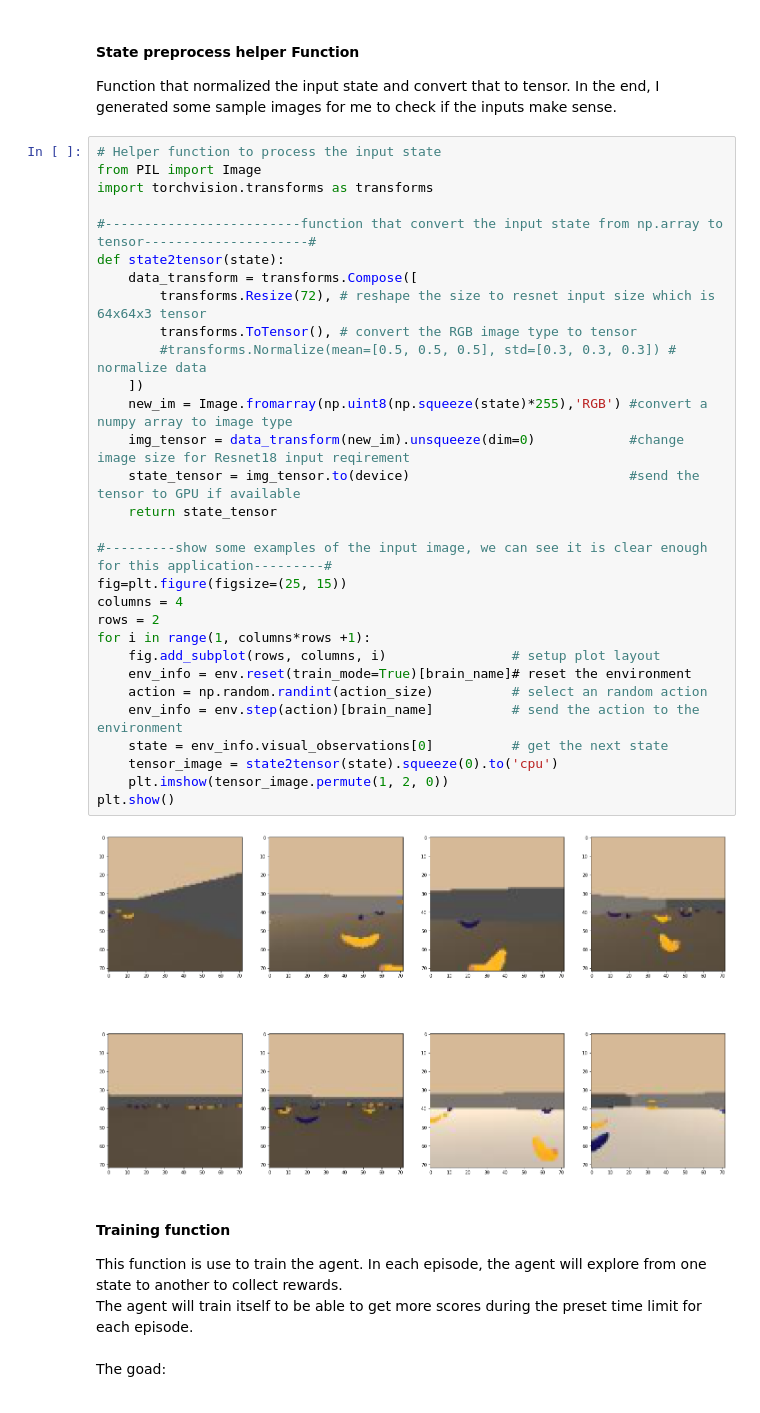
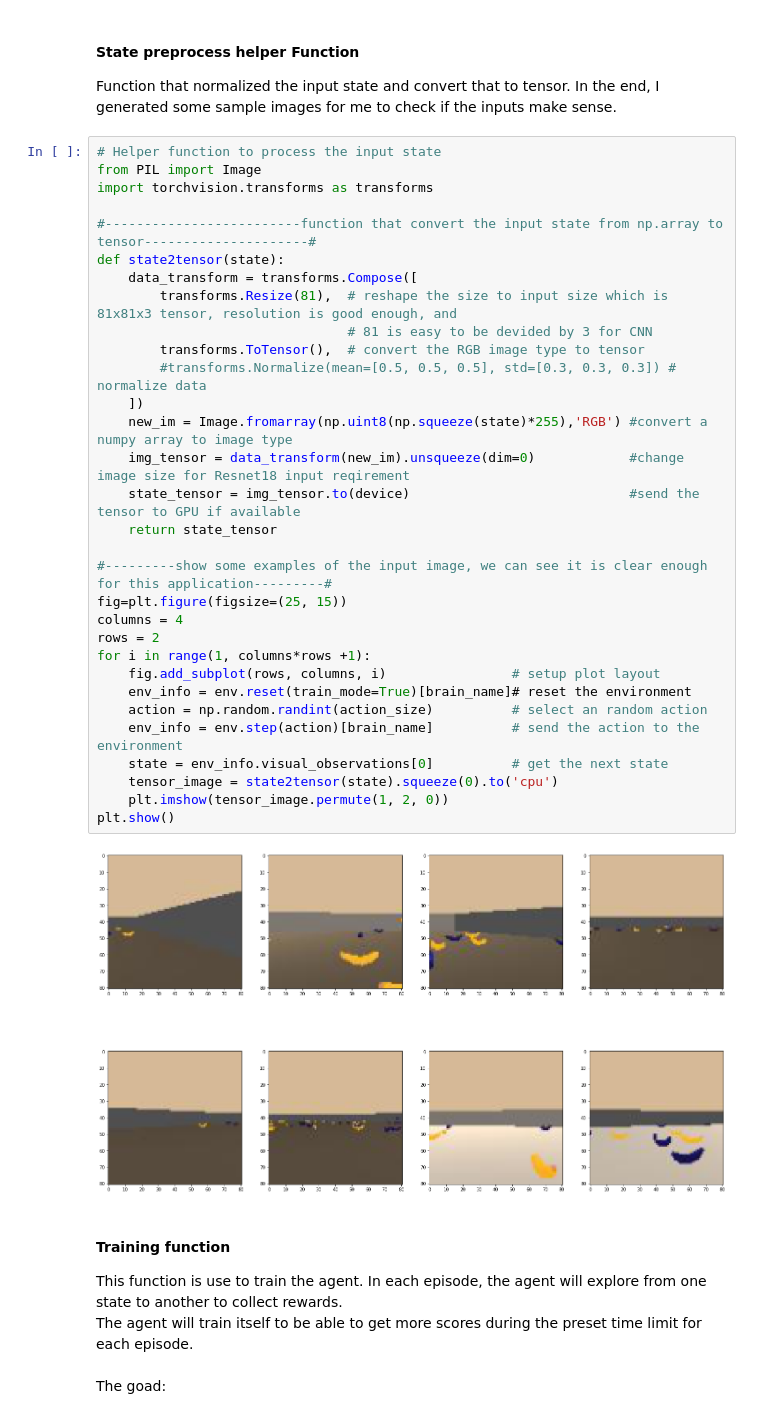
Before and after one commit to aanrran/deep-reinforcement-learning, a Jupyter notebook: p1_navigation/Navigation_Pixels.ipynb, the cells around one changed output. Cells and saved outputs as stored; diff of their text form.

```diff
--- a/p1_navigation/Navigation_Pixels.ipynb
+++ b/p1_navigation/Navigation_Pixels.ipynb
@@ -390,35 +394,36 @@ Function that normalized the input state and convert that to tensor. In the end,
 # %%
 # Helper function to process the input state
 from PIL import Image
 import torchvision.transforms as transforms
 
 #-------------------------function that convert the input state from np.array to tensor---------------------#
 def state2tensor(state):
     data_transform = transforms.Compose([
-        transforms.Resize(72), # reshape the size to resnet input size which is 64x64x3 tensor
-        transforms.ToTensor(), # convert the RGB image type to tensor
+        transforms.Resize(81),  # reshape the size to input size which is 81x81x3 tensor, resolution is good enough, and
+                                # 81 is easy to be devided by 3 for CNN
+        transforms.ToTensor(),  # convert the RGB image type to tensor
         #transforms.Normalize(mean=[0.5, 0.5, 0.5], std=[0.3, 0.3, 0.3]) # normalize data
     ])
     new_im = Image.fromarray(np.uint8(np.squeeze(state)*255),'RGB') #convert a numpy array to image type
     img_tensor = data_transform(new_im).unsqueeze(dim=0)            #change image size for Resnet18 input reqirement
     state_tensor = img_tensor.to(device)                            #send the tensor to GPU if available
     return state_tensor
 
 #---------show some examples of the input image, we can see it is clear enough for this application---------#
 fig=plt.figure(figsize=(25, 15))
 columns = 4
 rows = 2
 for i in range(1, columns*rows +1):
     fig.add_subplot(rows, columns, i)                # setup plot layout
     env_info = env.reset(train_mode=True)[brain_name]# reset the environment
     action = np.random.randint(action_size)          # select an random action
     env_info = env.step(action)[brain_name]          # send the action to the environment
     state = env_info.visual_observations[0]          # get the next state
     tensor_image = state2tensor(state).squeeze(0).to('cpu')
     plt.imshow(tensor_image.permute(1, 2, 0))
 plt.show()
 # %% [output]
-[figure, old version]
+[figure, new version]
 # %% [markdown]
 #### Training function
 This function is use to train the agent. In each episode, the agent will explore from one state to another to collect rewards.\
```
Also changed, not shown: parts of 3 cells of this notebook.
